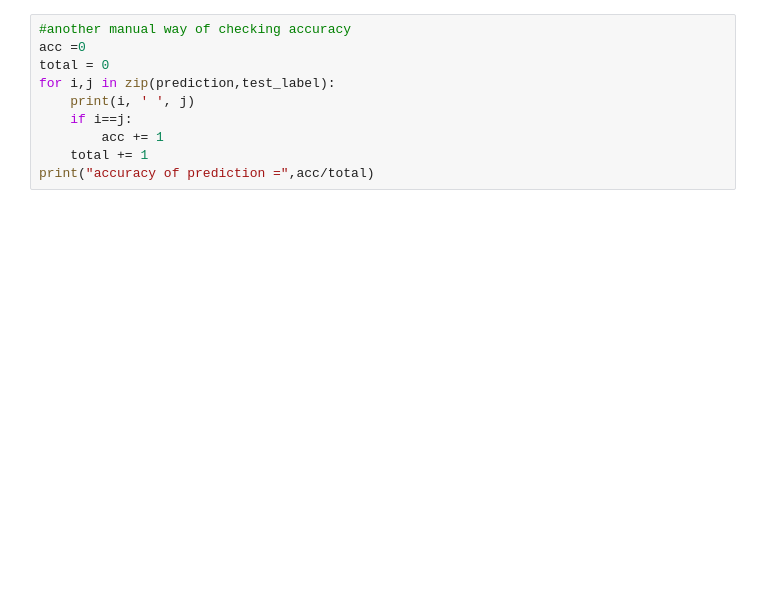
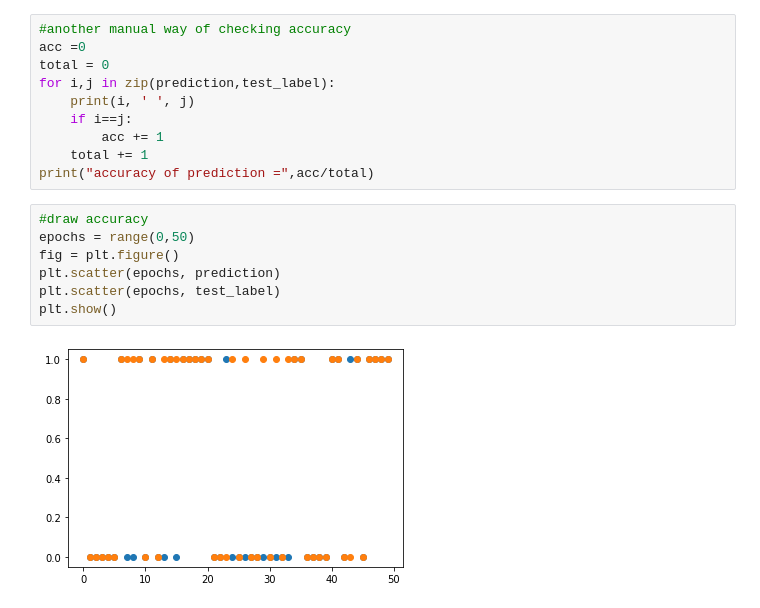
Before and after one commit to ayedsalman/Tensor-Flow, a Jupyter notebook: Simple_classification_using_Keras.ipynb, the cells around one changed output. Saved outputs shown, nothing was run; the diff lists cells and outputs as text; blank space fills up the shorter version.

```diff
--- a/Simple_classification_using_Keras.ipynb
+++ b/Simple_classification_using_Keras.ipynb
@@ -134,3 +106,12 @@ for i,j in zip(prediction,test_label):
         acc += 1
     total += 1
 print("accuracy of prediction =",acc/total)
+# %%
+#draw accuracy
+epochs = range(0,50)
+fig = plt.figure()
+plt.scatter(epochs, prediction)
+plt.scatter(epochs, test_label)
+plt.show()
+# %% [output]
+[figure, added]
```
Also changed, not shown: parts of 14 cells of this notebook.
